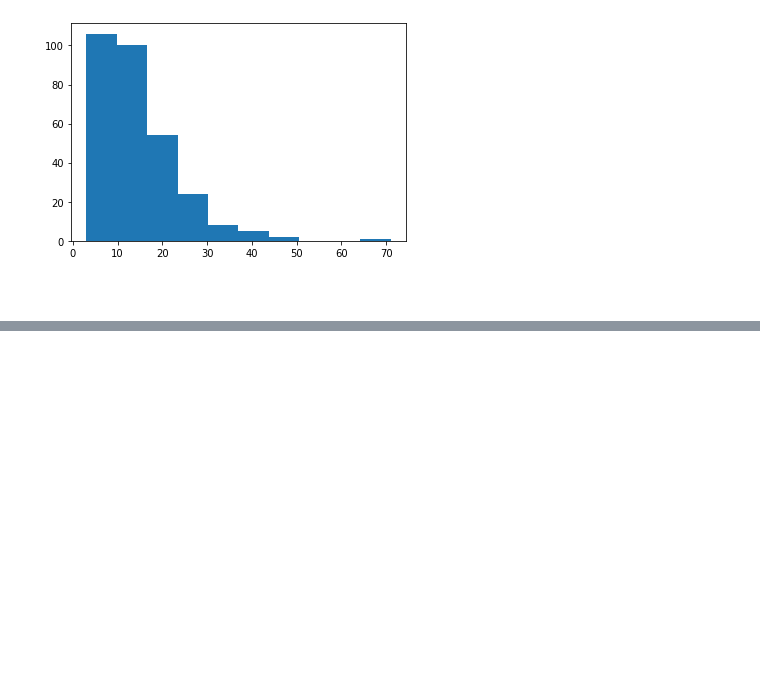
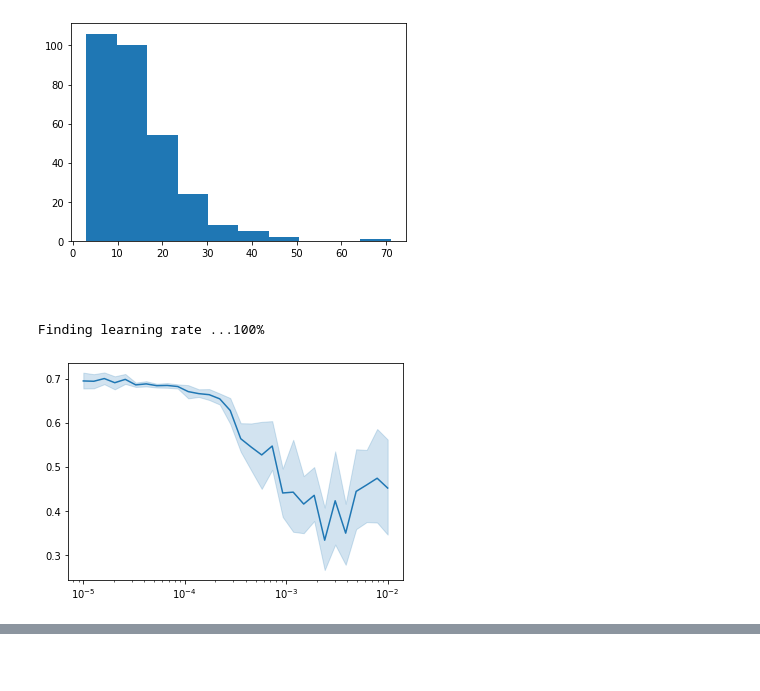
Before and after one commit to PiotrekSkalski/review_sentiment_analysis, a Jupyter notebook: train_gru_interactive.ipynb, the cells around one changed output, grey strips where cells are left out. Cells and saved outputs as stored; diff of their text form; code cells hidden in the pictures; blank space fills up the shorter version.

```diff
--- a/train_gru_interactive.ipynb
+++ b/train_gru_interactive.ipynb
@@ -516,9 +516,6 @@ def learner(model, loss_fn, optimiser, epochs=1, bs=4, device=device, grad_clip=
                 print('Epoch : {}, batch : {}, train_loss = {:.4f}, val_loss = {:.4f}, val_accuracy : {:.3f}, time = {:.0f}s'.format(
                         epoch + 1, i, avg_loss, val_loss, val_accuracy, time.time() - start_time))
                 total_loss = 0
-# %%
-emb_weights_other = emb_weights.clone()
-emb_weights_other[1] = 0.0
 # %%
 vocab_size = len(emb_weights)
 embed_size = 300
@@ -628,3 +625,17 @@ plt.hist(lengths)
 [figure]
 # %% [markdown]
 <br>
+# %%
+class SelfAttention(nn.Module):
+    def __init__(self, query_dim, n_outputs, dropout=0.1):
+        super().__init__()
+        self.W1 = nn.Linear(query_dim, query_dim//2)
+        self.W2 = nn.Linear(query_dim//2, n_outputs)
+        self.softmax = nn.Softmax(dim=2)
+        self.dropout = nn.Dropout(p=dropout)
+
+    def forward(self, query):
+        attn_weights = self.W2(self.dropout(torch.tanh(self.W1(query))))
+        attn_weights = attn_weights.permute(0,2,1)
+
+        return self.softmax(attn_weights)
@@ -630,0 +688,13 @@ plt.hist(lengths)
+# %%
+vocab_size = len(emb_weights)
+embed_size = 300
+
+model = GRU_SelfAttention_model(vocab_size, embed_size, emb_weights.clone(), bidirectional=True,
+                                num_layers=2, hidden_size=32, attn_ouput_size=8, dropout=(0.4, 0.5)).to(device)
+loss_fn = nn.CrossEntropyLoss().to(device)
+# %%
+optimiser = Adam(model.parameters())
+utils.lr_finder(model, ds_train, optimiser, loss_fn, lr_range=[1e-5, 1e-2], bs=8, avg_over_batches=30)
+# %% [output]
+Finding learning rate ...100%
+[figure, added]
```
Also changed, not shown: parts of 10 cells of this notebook, 1 other file.
